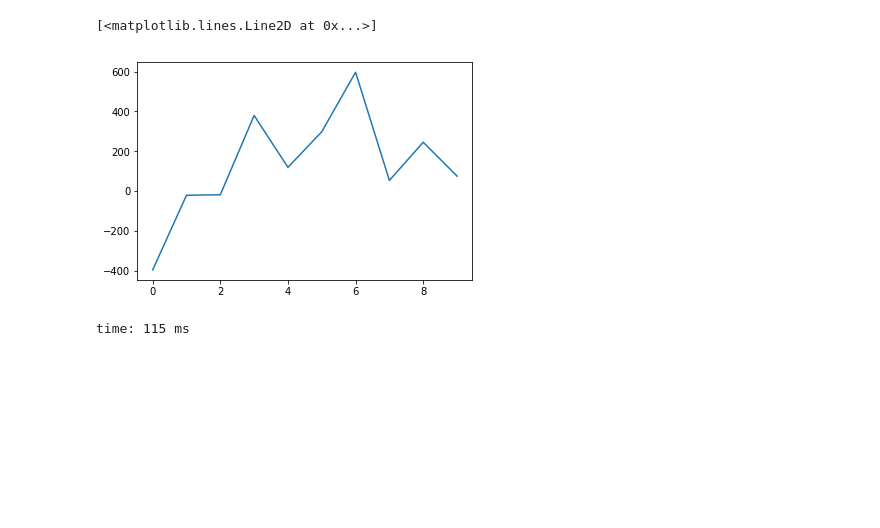
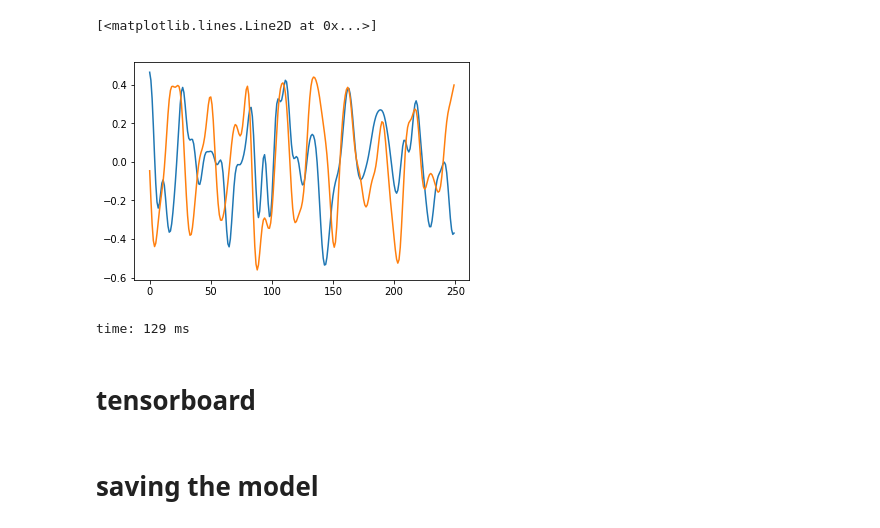
Before and after one commit to Dhawalbabbar/Autoencoder-unsupervised, a Jupyter notebook: Autoencoder NN.ipynb, the cells around one changed output. Cells and saved outputs as stored; diff of their text form; code cells hidden in the pictures; blank space fills up the shorter version.

```diff
--- a/Autoencoder NN.ipynb
+++ b/Autoencoder NN.ipynb
@@ -141,7 +226,14 @@ time: 5.98 ms
+# %%
+plt.plot(range(250),x[11])
+plt.plot(range(250),x[10])
+#plt.plot(range(250),x[12])
+# %% [output]
+[<matplotlib.lines.Line2D at 0x...>]
+[figure, added]
+time: 129 ms
 # %%
-plt.plot(range(10),encoded_layer[0])
-plt.plot
+plt.plot(range(250),decoded_output2[10])
+plt.plot(range(250),decoded_output2[11])
+#plt.plot(range(250),decoded_output2[2])
-# %% [output]
-[<matplotlib.lines.Line2D at 0x...>]
-[figure, removed]
-time: 115 ms
+# %% [markdown]
+# tensorboard
@@ -147,0 +245,2 @@ time: 115 ms
+# %% [markdown]
+# saving the model
```
Also changed, not shown: parts of 22 cells of this notebook, 14 other files.
